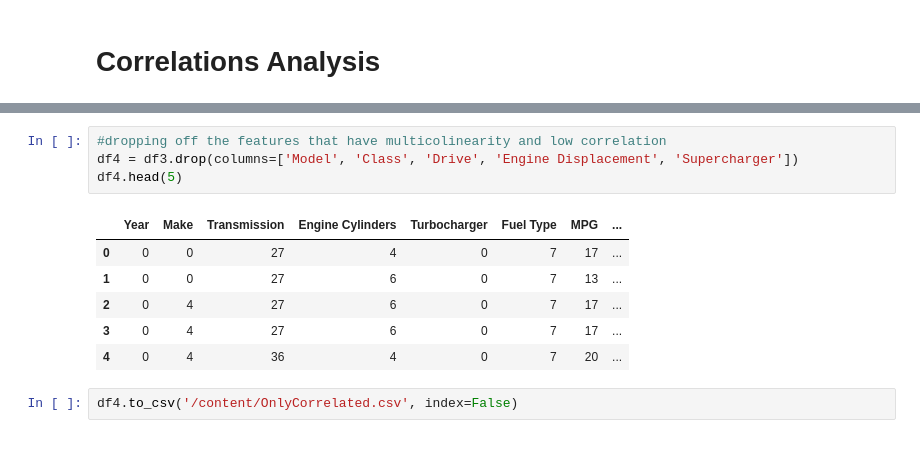
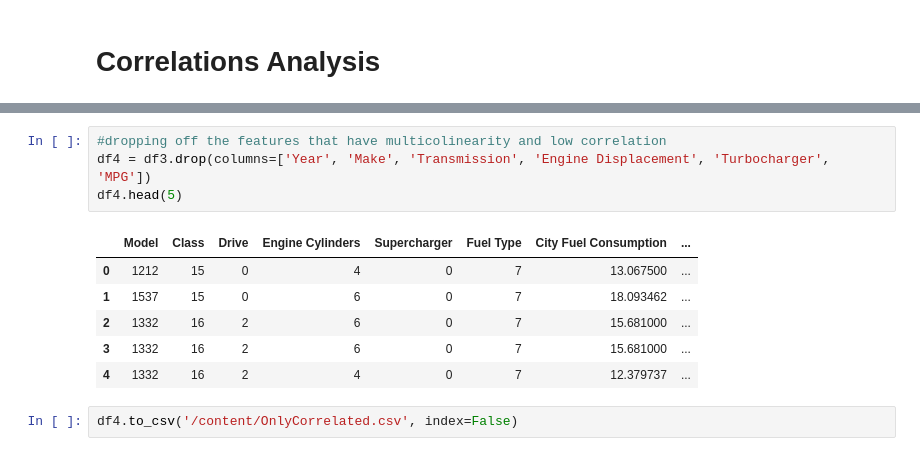
Before and after one commit to UmeshikaThathsarani/FuelO, a Jupyter notebook: FuelO_Preprocessing.ipynb, the cells around one changed output, grey strips where cells are left out. Saved outputs shown, nothing was run; the diff lists cells and outputs as text.

```diff
--- a/FuelO_Preprocessing.ipynb
+++ b/FuelO_Preprocessing.ipynb
@@ -223,14 +223,14 @@ plt.show()
 # %%
 #dropping off the features that have multicolinearity and low correlation
-df4 = df3.drop(columns=['Model', 'Class', 'Drive', 'Engine Displacement', 'Supercharger'])
+df4 = df3.drop(columns=['Year', 'Make', 'Transmission', 'Engine Displacement', 'Turbocharger', 'MPG'])
 df4.head(5)
 # %% [output]
-|  | Year | Make | Transmission | Engine Cylinders | Turbocharger | Fuel Type | MPG | ... |
-| 0 | 0 | 0 | 27 | 4 | 0 | 7 | 17 | ... |
-| 1 | 0 | 0 | 27 | 6 | 0 | 7 | 13 | ... |
-| 2 | 0 | 4 | 27 | 6 | 0 | 7 | 17 | ... |
-| 3 | 0 | 4 | 27 | 6 | 0 | 7 | 17 | ... |
-| 4 | 0 | 4 | 36 | 4 | 0 | 7 | 20 | ... |
+|  | Model | Class | Drive | Engine Cylinders | Supercharger | Fuel Type | City Fuel Consumption | ... |
+| 0 | 1212 | 15 | 0 | 4 | 0 | 7 | 13.067500 | ... |
+| 1 | 1537 | 15 | 0 | 6 | 0 | 7 | 18.093462 | ... |
+| 2 | 1332 | 16 | 2 | 6 | 0 | 7 | 15.681000 | ... |
+| 3 | 1332 | 16 | 2 | 6 | 0 | 7 | 15.681000 | ... |
+| 4 | 1332 | 16 | 2 | 4 | 0 | 7 | 12.379737 | ... |
 # %%
 df4.to_csv('/content/OnlyCorrelated.csv', index=False)
 # %% [markdown]
```
Also changed, not shown: parts of 9 cells of this notebook.
